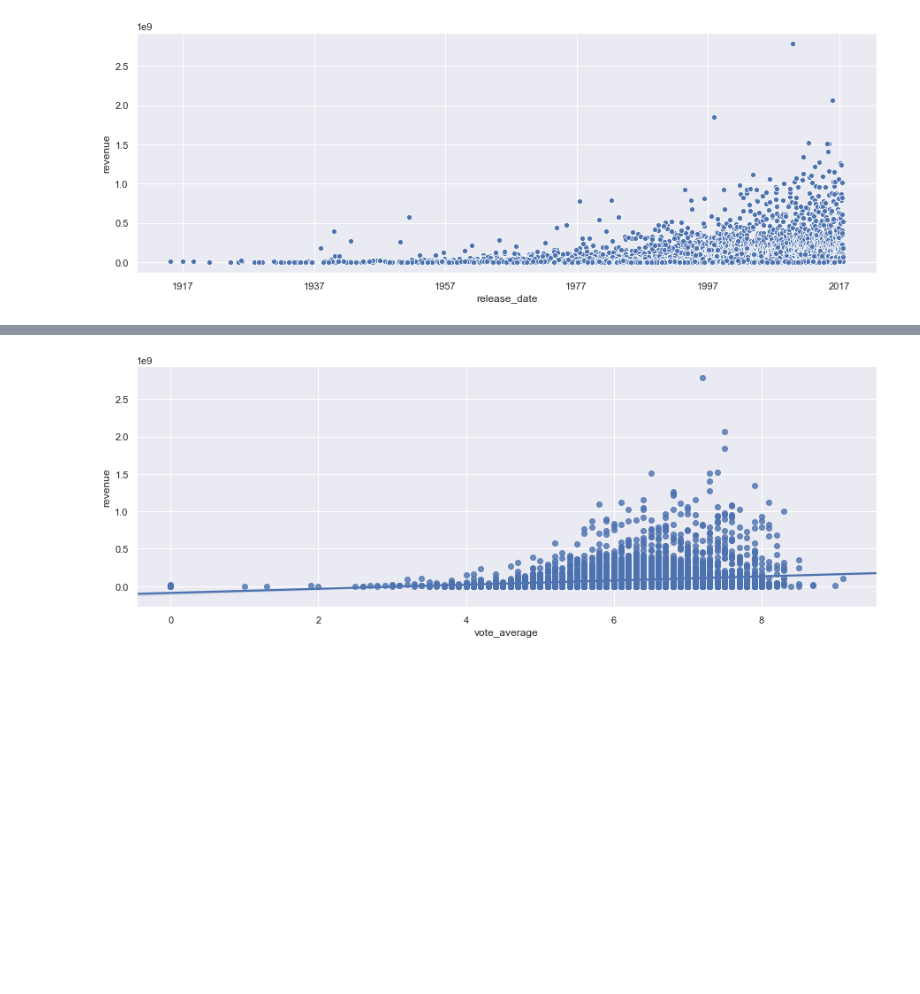
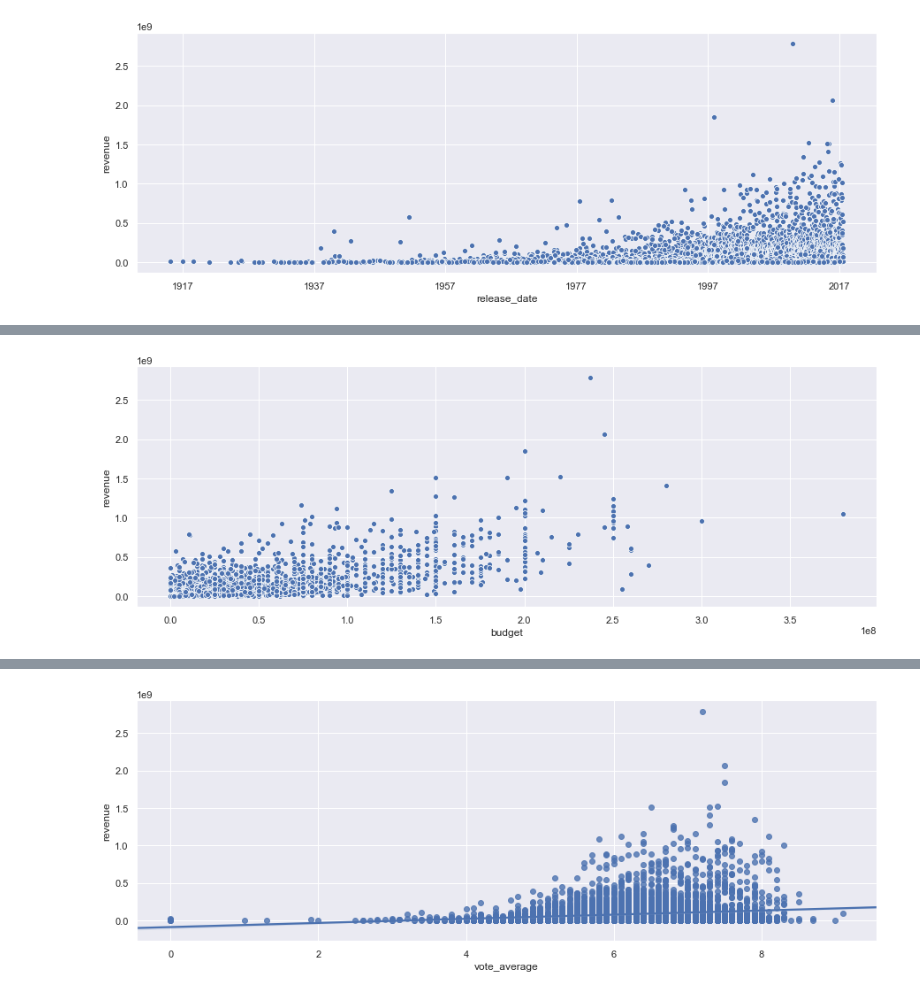
Before and after one commit to seakintruth/BoxOffice-Revenue, a Jupyter notebook: BoxOffice-Revenue.ipynb, the cells around one changed output, grey strips where cells are left out. Saved outputs shown, nothing was run; the diff lists cells and outputs as text; code cells hidden in the pictures; blank space fills up the shorter version.

```diff
--- a/BoxOffice-Revenue.ipynb
+++ b/BoxOffice-Revenue.ipynb
@@ -98,0 +182,8 @@ plt.show()
+# %%
+sns.set()
+plt.figure(figsize=(15,5))
+sns.scatterplot(x='budget', y='revenue', data = df)
+
+plt.show()
+# %% [output]
+[figure, added]
```
Also changed, not shown: parts of 22 cells of this notebook, 1 other file.
